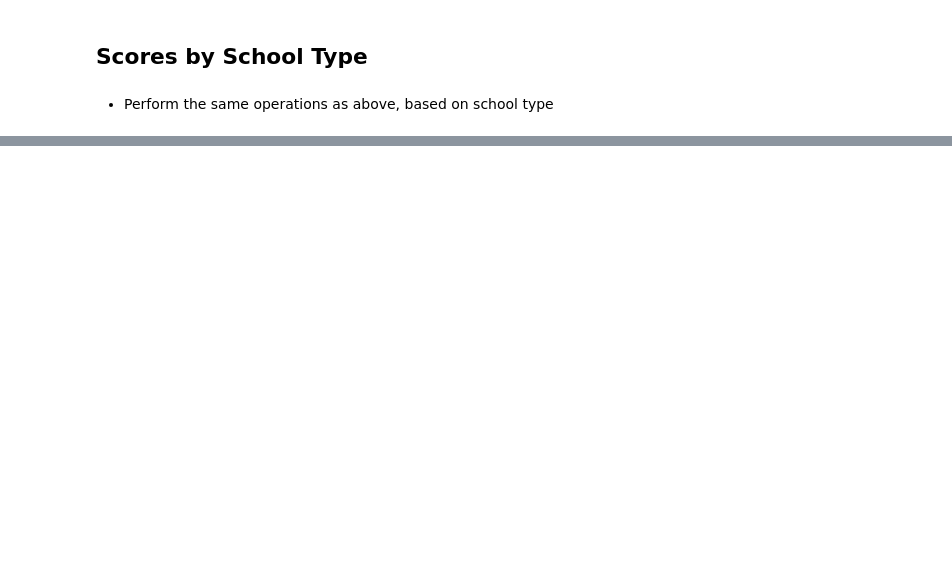
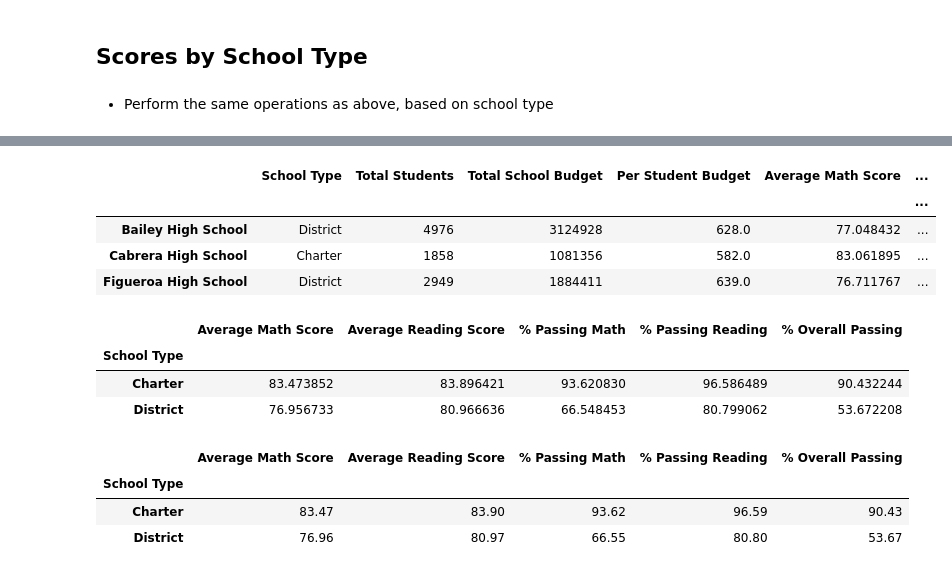
Before and after one commit to jayhjman/pandas-challenge, a Jupyter notebook: PyCitySchools/PyCitySchools.ipynb, the cells around one changed output, grey strips where cells are left out. Cells and saved outputs as stored; diff of their text form; code cells hidden in the pictures; blank space fills up the shorter version.

Commit message:
added group by school type and means

```diff
--- a/PyCitySchools/PyCitySchools.ipynb
+++ b/PyCitySchools/PyCitySchools.ipynb
@@ -1098,0 +1096,42 @@ format_size_bucket_means_df
+# %%
+# Make a copy into our school_type_df of work_df which contains the raw data from an earlier exercise
+# easier to reuse this
+school_type_df = work_df.copy(deep=True)
+school_type_df.head(3)
+# %% [output]
+|  | School Type | Total Students | Total School Budget | Per Student Budget | Average Math Score | ... |
+|  |  |  |  |  |  | ... |
+| Bailey High School | District | 4976 | 3124928 | 628.0 | 77.048432 | ... |
+| Cabrera High School | Charter | 1858 | 1081356 | 582.0 | 83.061895 | ... |
+| Figueroa High School | District | 2949 | 1884411 | 639.0 | 76.711767 | ... |
+# %%
+# Calculate the mean for each of the school types by grouping by the school type column that is present already
+school_type_mean_df = school_type_df.groupby('School Type').agg({
+    'Average Math Score':'mean',
+    'Average Reading Score':'mean',
+    '% Passing Math': 'mean',
+    '% Passing Reading': 'mean',
+    '% Overall Passing': 'mean'
+})
+school_type_mean_df
+# %% [output]
+|  | Average Math Score | Average Reading Score | % Passing Math | % Passing Reading | % Overall Passing |
+| School Type |  |  |  |  |  |
+| Charter | 83.473852 | 83.896421 | 93.620830 | 96.586489 | 90.432244 |
+| District | 76.956733 | 80.966636 | 66.548453 | 80.799062 | 53.672208 |
+# %%
+# Create a deep copy for formatting in case we need the raw data later
+format_school_type_means_df = school_type_mean_df.copy(deep=True)
+
+# Format the # into 2 decimal places
+format_school_type_means_df["Average Math Score"] = format_school_type_means_df["Average Math Score"].map("{:.2f}".format)
+format_school_type_means_df["Average Reading Score"] = format_school_type_means_df["Average Reading Score"].map("{:.2f}".format)
+format_school_type_means_df["% Passing Math"] = format_school_type_means_df["% Passing Math"].map("{:.2f}".format)
+format_school_type_means_df["% Passing Reading"] = format_school_type_means_df["% Passing Reading"].map("{:.2f}".format)
+format_school_type_means_df["% Overall Passing"] = format_school_type_means_df["% Overall Passing"].map("{:.2f}".format)
+format_school_type_means_df
+# %% [output]
+|  | Average Math Score | Average Reading Score | % Passing Math | % Passing Reading | % Overall Passing |
+| School Type |  |  |  |  |  |
+| Charter | 83.47 | 83.90 | 93.62 | 96.59 | 90.43 |
+| District | 76.96 | 80.97 | 66.55 | 80.80 | 53.67 |
```
Also changed, not shown: parts of 5 cells of this notebook, 2 other files.
